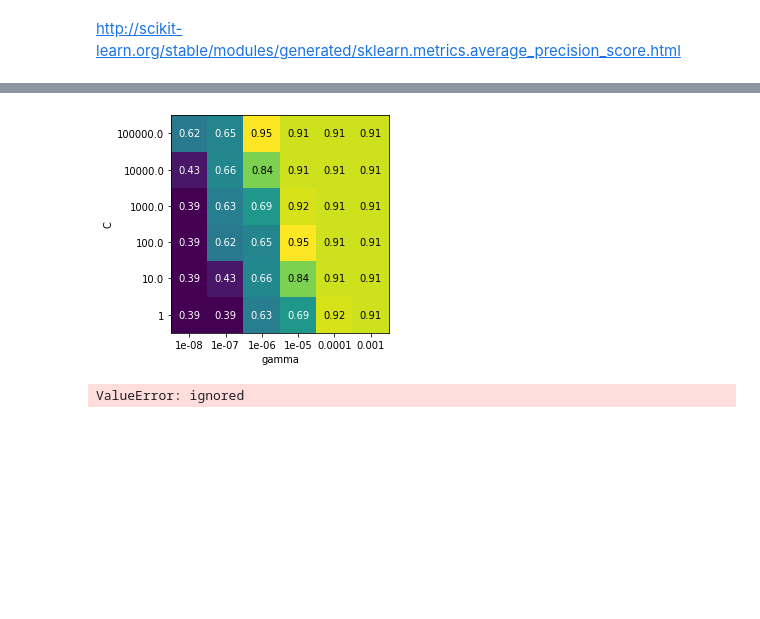
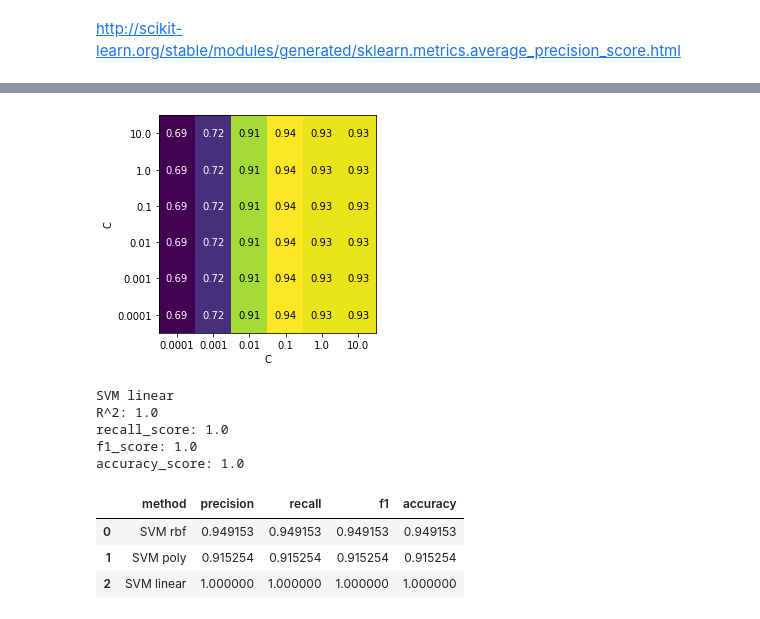
Before and after one commit to Banzanic/PSI-zadania, a Jupyter notebook: Z09_B_Stratified_GridSearchCV.ipynb, the cells around one changed output, grey strips where cells are left out. Drawn from its saved outputs; the diff is of its cells as text; code cells hidden in the pictures; blank space fills up the shorter version.

```diff
--- a/Z09_B_Stratified_GridSearchCV.ipynb
+++ b/Z09_B_Stratified_GridSearchCV.ipynb
@@ -125,0 +160,3 @@ http://scikit-learn.org/stable/modules/generated/sklearn.metrics.average_precisi
+# %%
+df = pd.DataFrame(data=scores_1, index=[0])
+df
@@ -126,31 +198,32 @@ http://scikit-learn.org/stable/modules/generated/sklearn.metrics.average_precisi
 # %%
-import pandas as pd
-# convert to DataFrame
-results = pd.DataFrame(grid_1.cv_results_)
-# show the first 5 rows
-# display(results.head())
-scores = np.array(results.mean_test_score).reshape(6, 6)
+param_grid = {'C': [1e-4, 1e-3, 1e-2, 1e-1, 1e0, 1e1]}
+
+grid_3 = GridSearchCV(SVC(kernel='linear'), param_grid, cv=kfold, return_train_score=True, n_jobs=4)
+
+grid_3.fit(X_train, y_train)
+grid_3.best_params_
+
+results = pd.DataFrame(grid_3.cv_results_)
+
+scores = np.array([results.mean_test_score] * 6).reshape(6, 6)
 # plot the mean cross-validation scores
-heatmap(scores, xlabel='gamma', xticklabels=param_grid['gamma'], ylabel='C', yticklabels=param_grid['C'], cmap="viridis")
+heatmap(scores, xlabel='C', xticklabels=param_grid['C'], ylabel='C', yticklabels=param_grid['C'], cmap="viridis")
 plt.show()
+
+models.append(('SVM linear', grid_3.best_estimator_))
+scores_3 = get_scores(*models[-1])
+print_scores(scores_3)
+
+df.loc[2] = scores_3
+df
 # %% [output]
-[figure, old version]
+[figure, new version]
+SVM linear
+R^2: 1.0
+recall_score: 1.0
+f1_score: 1.0
+accuracy_score: 1.0
+|  | method | precision | recall | f1 | accuracy |
+| 0 | SVM rbf | 0.949153 | 0.949153 | 0.949153 | 0.949153 |
+| 1 | SVM poly | 0.915254 | 0.915254 | 0.915254 | 0.915254 |
+| 2 | SVM linear | 1.000000 | 1.000000 | 1.000000 | 1.000000 |
-# %%
-import pandas as pd
-import sklearn.metrics as skm
-
-predictions=grid_1.predict(X_test)
-
-precision_score=skm.precision_score(y_test, predictions, average="macro")
-recall_score=skm.recall_score(y_test, predictions, average="macro")
-
-d = {'precision_score': precision_score,
-     'recall_score': recall_score,
-     #'f1_score': f1_score,
-     #'accuracy_score' : accuracy_score
-    }
-df = pd.DataFrame(data=d)
-df.insert(loc=0, column='Method', value=['SVM poly'])
-df
-# %% [output]
-ValueError: ignored
```
Also changed, not shown: parts of 6 cells of this notebook.
